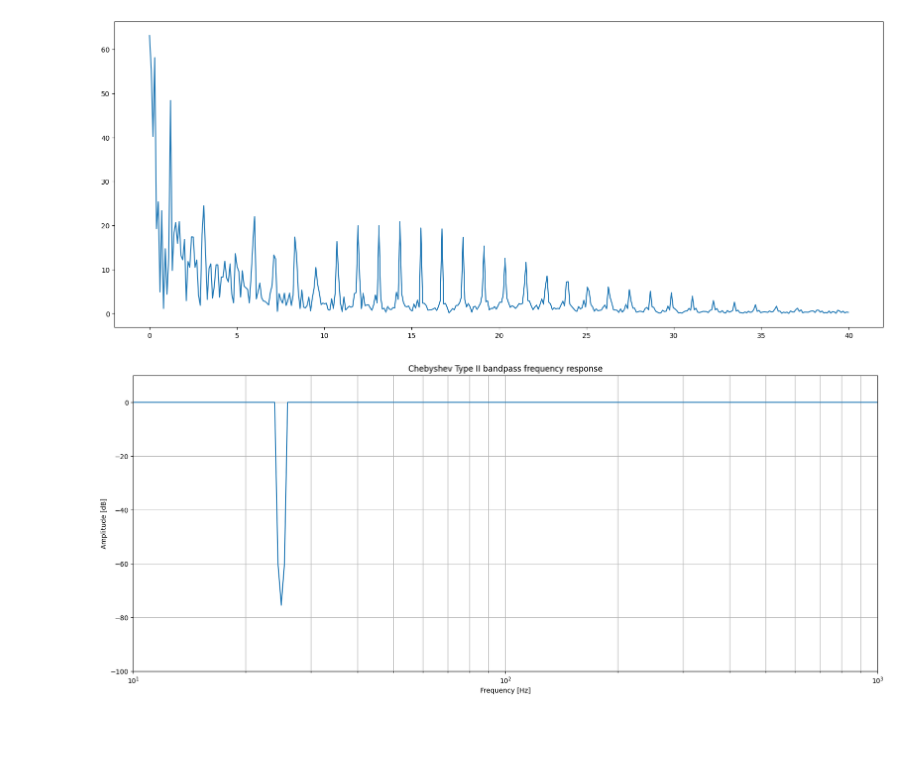
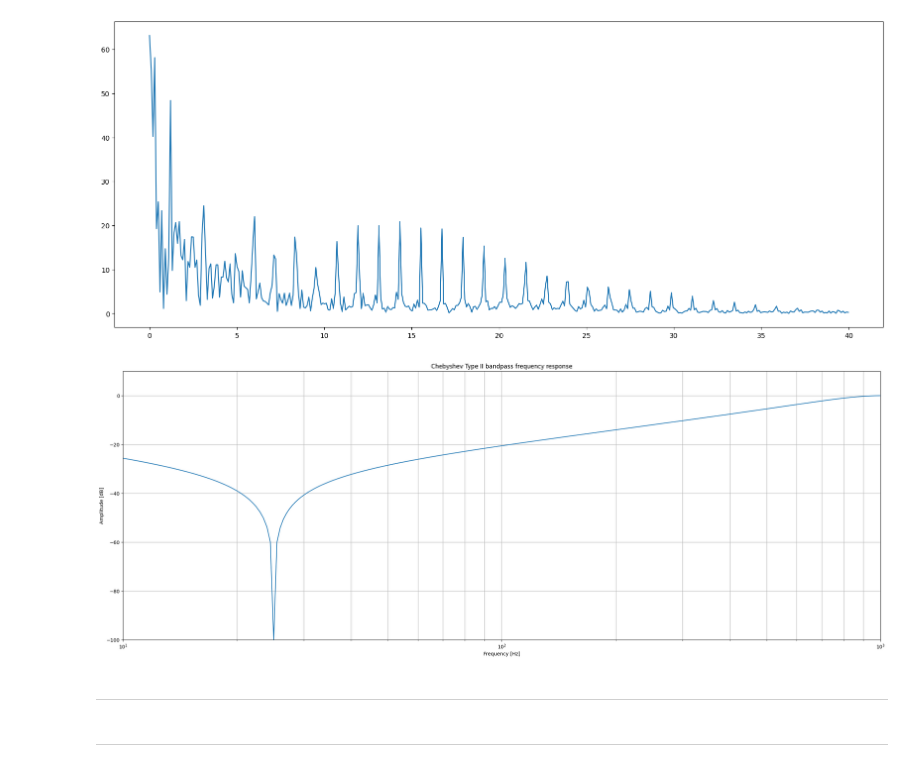
Before and after one commit to RafsanJany-44/VitalDB_Research_Initial, a Jupyter notebook: ekgAnalysis.ipynb, the cells around one changed output. Saved outputs shown, nothing was run; the diff lists cells and outputs as text; code cells hidden in the pictures; blank space fills up the shorter version.

```diff
--- a/ekgAnalysis.ipynb
+++ b/ekgAnalysis.ipynb
@@ -75,22 +77,26 @@ plt.plot( freqs[0:400], fftData[0:400] )
 # %%
 
 ## Design IIR filter
 from scipy import signal
-sos = signal.iirfilter(17, [49, 51], rs=60, btype='bandstop',
+sos = signal.iirfilter(1, [49, 51], rs=60, btype='bandstop',
                         analog=False, ftype='cheby2', fs=4000,
                         output='sos')
 w, h = signal.sosfreqz(sos, 2000, fs=2000)
 fig = plt.figure()
 ax = fig.add_subplot(1, 1, 1)
 ax.semilogx(w, 20 * np.log10(np.maximum(abs(h), 1e-5)))
 ax.set_title('Chebyshev Type II bandpass frequency response')
 ax.set_xlabel('Frequency [Hz]')
 ax.set_ylabel('Amplitude [dB]')
 ax.axis((10, 1000, -100, 10))
 ax.grid(which='both', axis='both')
 plt.show()
 # %% [output]
-[figure, old version]
+[figure, new version]
 # %%
 ## filter out 50 Hz noise
 ekgFiltered = signal.sosfilt(sos, ekgData)
+# %% [markdown]
+
+
+---
@@ -97,3 +116,7 @@ ekgFiltered = signal.sosfilt(sos, ekgData)
+# %% [markdown]
+
+
+---
 # %%
 # Time Domain Signal
 matplotlib.rc('figure', figsize=(15, 8))
```
Also changed, not shown: parts of 7 cells of this notebook.
